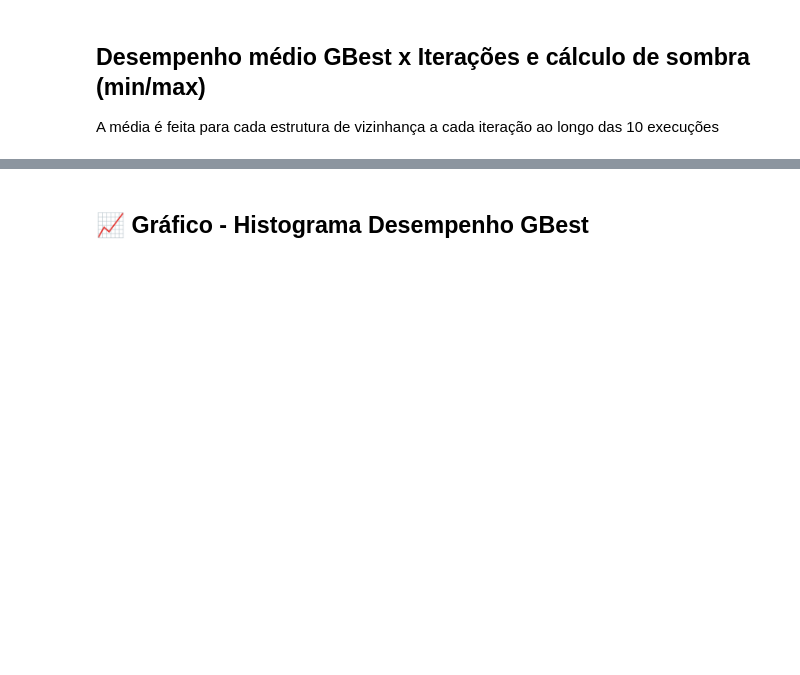
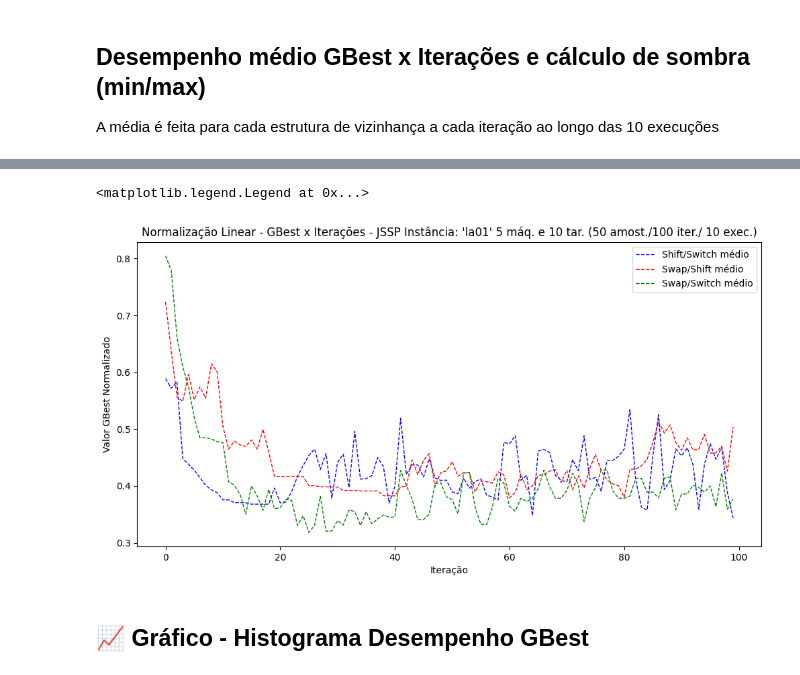
Before and after one commit to diogo-dpa/TCC-Projeto-UFMG, a Jupyter notebook: projeto.ipynb, the cells around one changed output, grey strips where cells are left out. Cells and saved outputs as stored; diff of their text form; code cells hidden in the pictures; blank space fills up the shorter version.

Commit message:
Cálculo de normalização linear implementado

```diff
--- a/projeto.ipynb
+++ b/projeto.ipynb
@@ -52,6 +52,9 @@ def generateRandomNumbers(numberOfIterations, howManyValues):
 
 def copyArray(arrayToCopy):
     return arrayToCopy.copy()
+
+def calculateLinearNorma(currentValue, maxValue, minValue):
+    return (currentValue - minValue)/(maxValue - minValue)
 # %% [markdown]
 ## Leitura e formatação dos dados
 # %%
@@ -517,3 +567,24 @@ figComplete.savefig('./results/%s/linha/desempenhoCompleto.png' % JSSPInstance,
+# %%
+x = np.arange(iterations)
+y = np.zeros((sizeNeighborhoodStructure, iterations))
+
+for ns_it in range(0, sizeNeighborhoodStructure):
+    y[ns_it] = meanNormalizedBestGlobalFitnessArrayPerIteration[ns_it][:]
+
+# Full Figure
+figComplete, axesCompleteFig = plt.subplots(figsize=(12,6), dpi=100)
+
+for ns_it in range(0, sizeNeighborhoodStructure):
+    axesCompleteFig.plot(x, y[ns_it], color=colors[ns_it], lw=1, ls='--', label="{} médio".format(neighborhoodStructuresLiteral[ns_it]))
+
+axesCompleteFig.set_xlabel('Iteração')
+axesCompleteFig.set_ylabel('Valor GBest Normalizado')
+axesCompleteFig.set_title('Normalização Linear - GBest x Iterações - JSSP Instância: \'{}\' {} máq. e {} tar. ({} amost./{} iter./ {} exec.)'.format(JSSPInstance, machines, tasks, numberOfParticles, iterations, executionTimeQuantity))
+axesCompleteFig.legend(fontsize=10, loc='upper right')
+# figComplete.savefig('./results/%s/linha/desempenhoCompleto.png' % JSSPInstance, dpi=figComplete.dpi)
+# %% [output]
+<matplotlib.legend.Legend at 0x...>
+[figure, added]
 # %% [markdown]
 ## 📈 Gráfico - Histograma Desempenho GBest
 # %%
```
Also changed, not shown: parts of 5 cells of this notebook, 1 other file.
